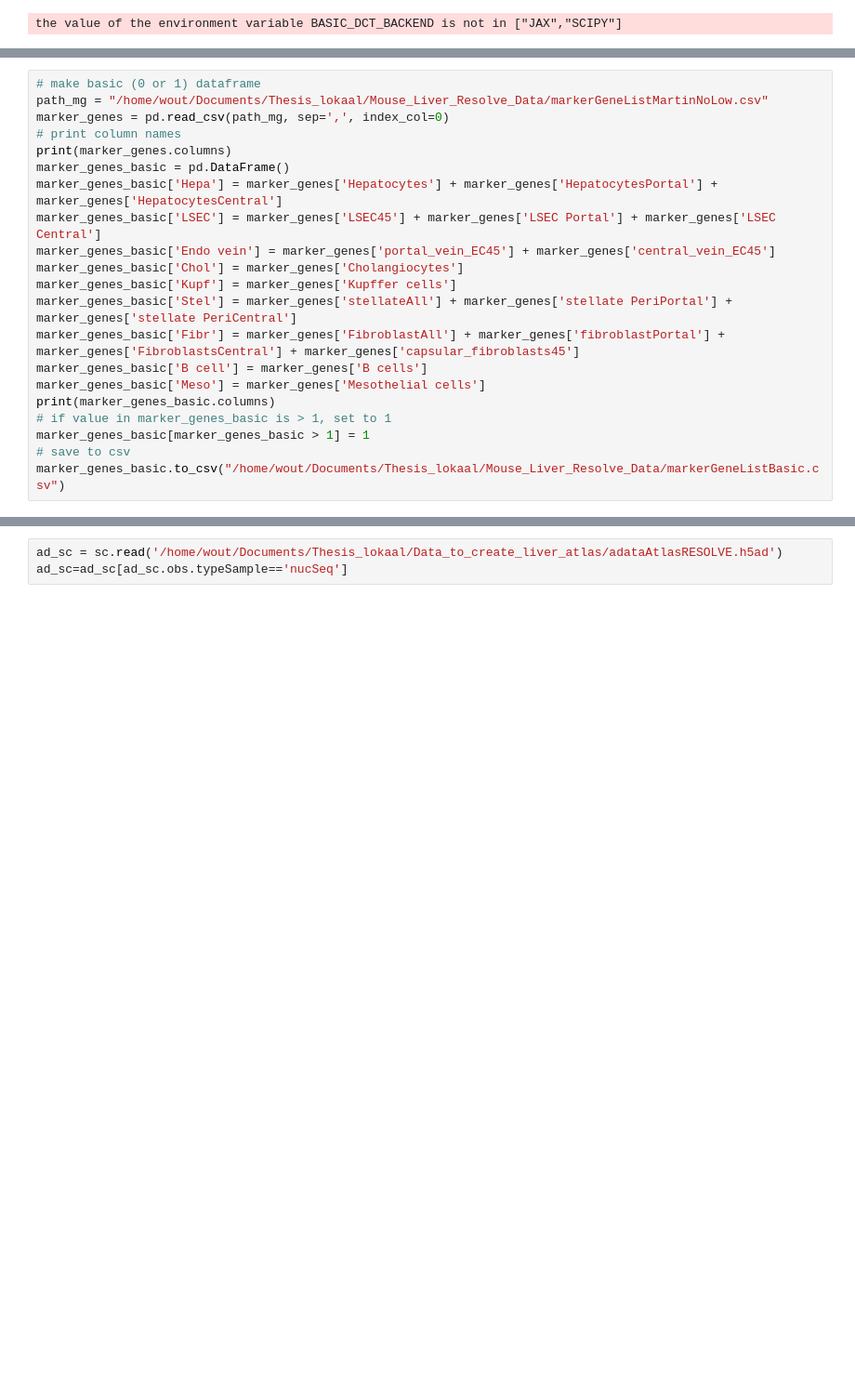
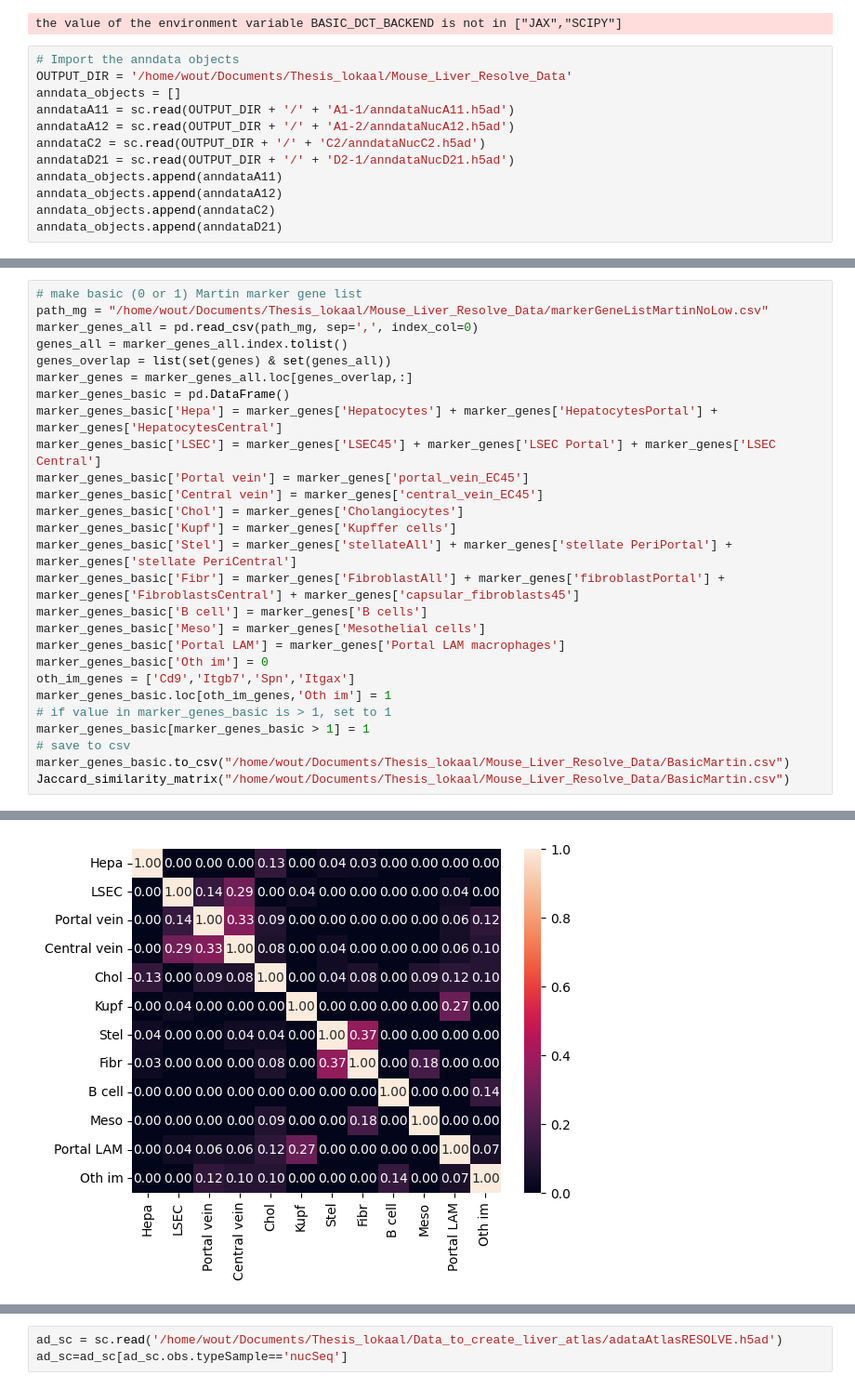
Before and after one commit to WoutVanhenden/Thesis, a Jupyter notebook: markers_annotation.ipynb, the cells around one changed output, grey strips where cells are left out. Shown at 93% size. Cells and saved outputs as stored; diff of their text form; blank space fills up the shorter version.

```diff
--- a/markers_annotation.ipynb
+++ b/markers_annotation.ipynb
@@ -6,3 +6,15 @@ import seaborn as sns
 %run own_and_modified_functions.ipynb
 # %% [output]
 the value of the environment variable BASIC_DCT_BACKEND is not in ["JAX","SCIPY"]
+# %%
+# Import the anndata objects
+OUTPUT_DIR = '/home/wout/Documents/Thesis_lokaal/Mouse_Liver_Resolve_Data'
+anndata_objects = []
+anndataA11 = sc.read(OUTPUT_DIR + '/' + 'A1-1/anndataNucA11.h5ad')
+anndataA12 = sc.read(OUTPUT_DIR + '/' + 'A1-2/anndataNucA12.h5ad')
+anndataC2 = sc.read(OUTPUT_DIR + '/' + 'C2/anndataNucC2.h5ad')
+anndataD21 = sc.read(OUTPUT_DIR + '/' + 'D2-1/anndataNucD21.h5ad')
+anndata_objects.append(anndataA11)
+anndata_objects.append(anndataA12)
+anndata_objects.append(anndataC2)
+anndata_objects.append(anndataD21)
@@ -9,22 +31,28 @@ the value of the environment variable BASIC_DCT_BACKEND is not in ["JAX","SCIPY"
 # %%
-# make basic (0 or 1) dataframe
+# make basic (0 or 1) Martin marker gene list
 path_mg = "/home/wout/Documents/Thesis_lokaal/Mouse_Liver_Resolve_Data/markerGeneListMartinNoLow.csv"
-marker_genes = pd.read_csv(path_mg, sep=',', index_col=0)
-# print column names
-print(marker_genes.columns)
+marker_genes_all = pd.read_csv(path_mg, sep=',', index_col=0)
+genes_all = marker_genes_all.index.tolist()
+genes_overlap = list(set(genes) & set(genes_all))
+marker_genes = marker_genes_all.loc[genes_overlap,:]
 marker_genes_basic = pd.DataFrame()
 marker_genes_basic['Hepa'] = marker_genes['Hepatocytes'] + marker_genes['HepatocytesPortal'] + marker_genes['HepatocytesCentral']
 marker_genes_basic['LSEC'] = marker_genes['LSEC45'] + marker_genes['LSEC Portal'] + marker_genes['LSEC Central']
-marker_genes_basic['Endo vein'] = marker_genes['portal_vein_EC45'] + marker_genes['central_vein_EC45']
+marker_genes_basic['Portal vein'] = marker_genes['portal_vein_EC45']
+marker_genes_basic['Central vein'] = marker_genes['central_vein_EC45']
 marker_genes_basic['Chol'] = marker_genes['Cholangiocytes']
 marker_genes_basic['Kupf'] = marker_genes['Kupffer cells']
 marker_genes_basic['Stel'] = marker_genes['stellateAll'] + marker_genes['stellate PeriPortal'] + marker_genes['stellate PeriCentral']
 marker_genes_basic['Fibr'] = marker_genes['FibroblastAll'] + marker_genes['fibroblastPortal'] + marker_genes['FibroblastsCentral'] + marker_genes['capsular_fibroblasts45']
 marker_genes_basic['B cell'] = marker_genes['B cells']
 marker_genes_basic['Meso'] = marker_genes['Mesothelial cells']
-print(marker_genes_basic.columns)
+marker_genes_basic['Portal LAM'] = marker_genes['Portal LAM macrophages']
+marker_genes_basic['Oth im'] = 0
+oth_im_genes = ['Cd9','Itgb7','Spn','Itgax']
+marker_genes_basic.loc[oth_im_genes,'Oth im'] = 1
 # if value in marker_genes_basic is > 1, set to 1
 marker_genes_basic[marker_genes_basic > 1] = 1
 # save to csv
-marker_genes_basic.to_csv("/home/wout/Documents/Thesis_lokaal/Mouse_Liver_Resolve_Data/markerGeneListBasic.csv")
+marker_genes_basic.to_csv("/home/wout/Documents/Thesis_lokaal/Mouse_Liver_Resolve_Data/BasicMartin.csv")
+Jaccard_similarity_matrix("/home/wout/Documents/Thesis_lokaal/Mouse_Liver_Resolve_Data/BasicMartin.csv")
 # %% [output]
@@ -43,0 +72 @@ Index(['Hepa', 'LSEC', 'Endo vein', 'Chol', 'Kupf', 'Stel', 'Fibr', 'B cell',
+[figure, added]
```
Also changed, not shown: parts of 16 cells of this notebook.
